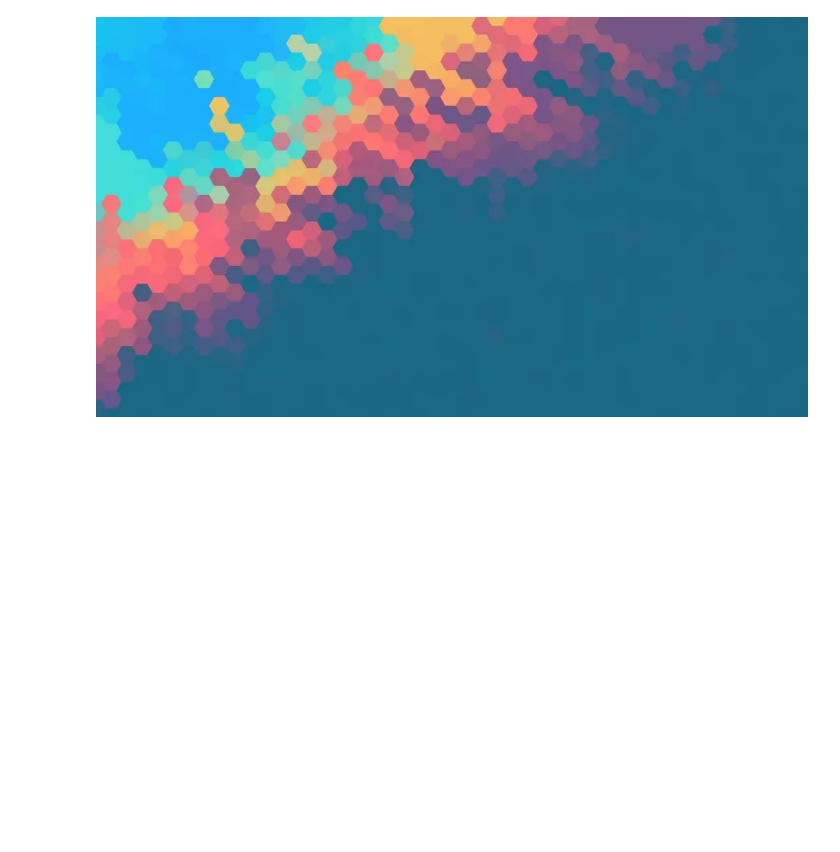
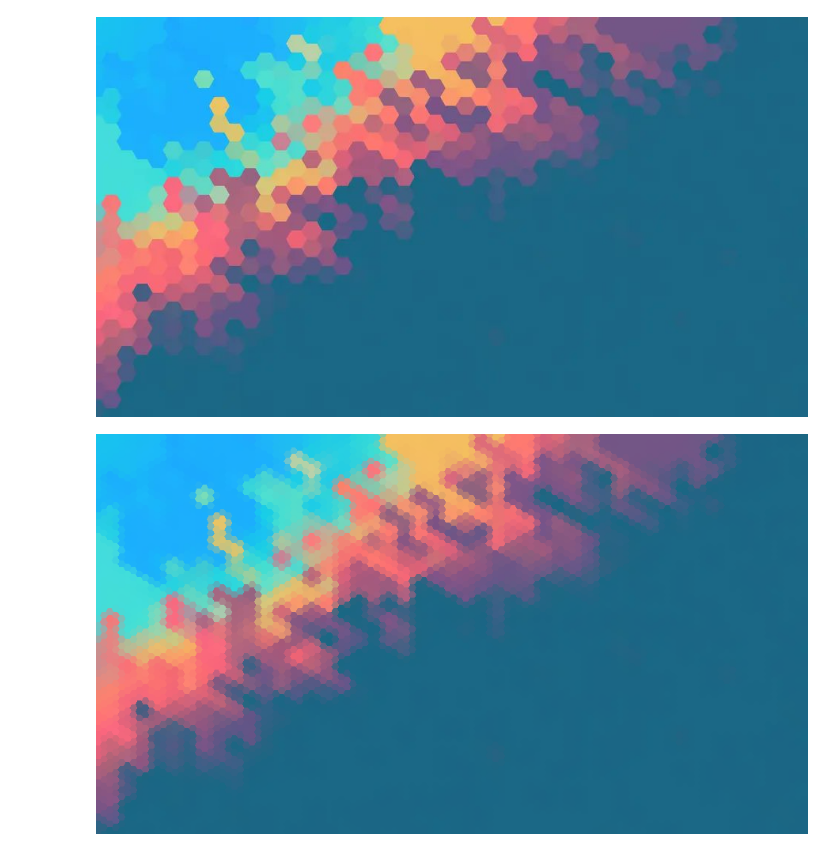
Before and after one commit to OlitHub/RCS_project, a Jupyter notebook: rcs_project/project_nb.ipynb, the cells around one changed output. Saved outputs shown, nothing was run; the diff lists cells and outputs as text; code cells hidden in the pictures; blank space fills up the shorter version.

```diff
--- a/rcs_project/project_nb.ipynb
+++ b/rcs_project/project_nb.ipynb
@@ -12,4 +12,8 @@ img
 # %% [output]
 The wallpaper of size (900, 506) to reproduce:
 [figure]
+# %%
+hexagonal_grid_png(img, 5)
+# %% [output]
+[figure, added]
 # %%
```
Also changed, not shown: parts of 1 cell of this notebook, 5 other files.
